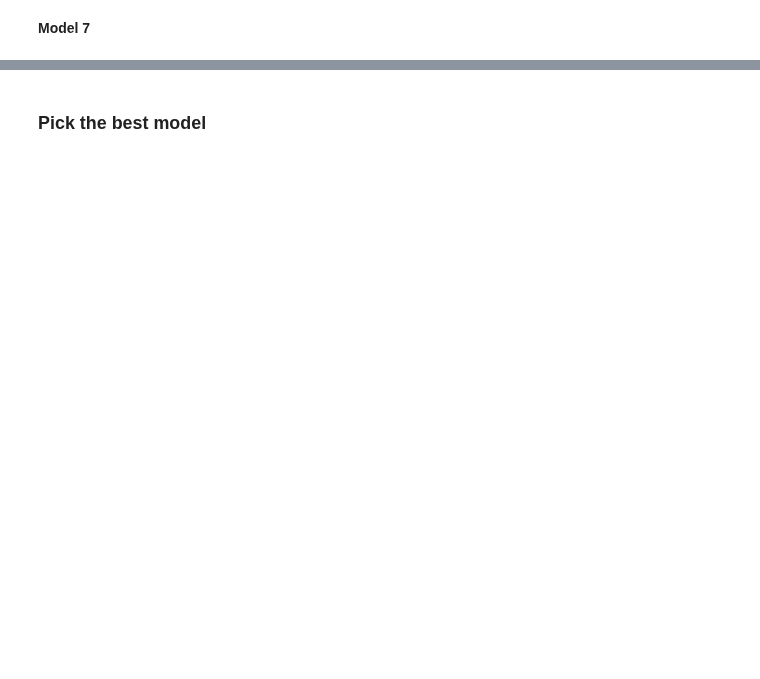
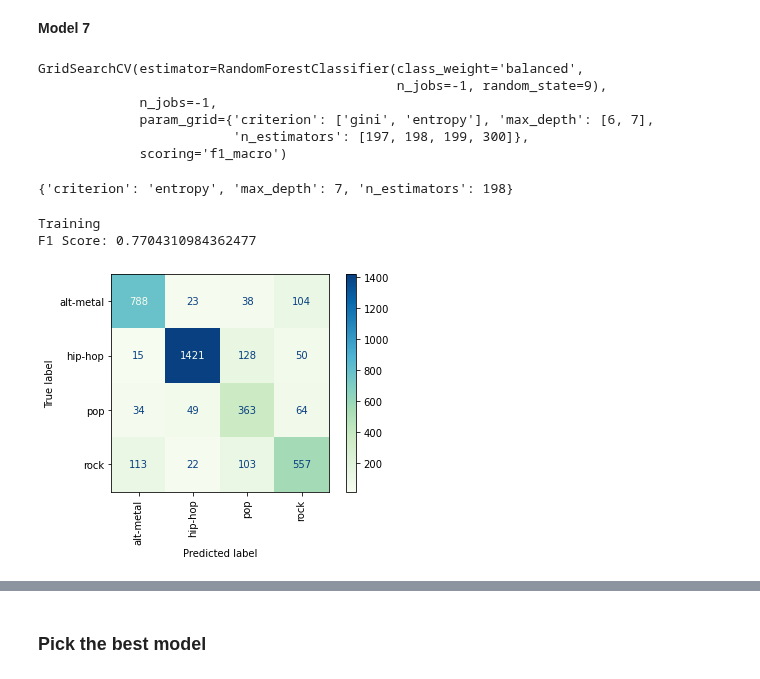
Before and after one commit to Hadryan/Music-Recommendation-System-24, a Jupyter notebook: Notebook-2-Predict-Genre-Data-Modeling.ipynb, the cells around one changed output, grey strips where cells are left out. Cells and saved outputs as stored; diff of their text form; code cells hidden in the pictures; blank space fills up the shorter version.

```diff
--- a/Notebook-2-Predict-Genre-Data-Modeling.ipynb
+++ b/Notebook-2-Predict-Genre-Data-Modeling.ipynb
@@ -521,0 +517,28 @@ F1 Score: 0.665158434297283<br>
+# %%
+params = {
+    'max_depth': [6,7],
+    'n_estimators': [197,198,199,300],
+    'criterion': ['gini', 'entropy'],
+}
+
+#Run gridsearch
+gs_rf = GridSearchCV(rf, param_grid=params, scoring='f1_macro', n_jobs =-1 )
+gs_rf.fit(train_ohe, y_train)
+# %% [output]
+GridSearchCV(estimator=RandomForestClassifier(class_weight='balanced',
+                                              n_jobs=-1, random_state=9),
+             n_jobs=-1,
+             param_grid={'criterion': ['gini', 'entropy'], 'max_depth': [6, 7],
+                         'n_estimators': [197, 198, 199, 300]},
+             scoring='f1_macro')
+# %%
+gs_rf.best_params_
+# %% [output]
+{'criterion': 'entropy', 'max_depth': 7, 'n_estimators': 198}
+# %%
+print('Training')
+evaluation_report(gs_rf, train_ohe, y_train)
+# %% [output]
+Training
+F1 Score: 0.7704310984362477
+[figure, added]
```
Also changed, not shown: parts of 68 cells of this notebook, 4 other files.
